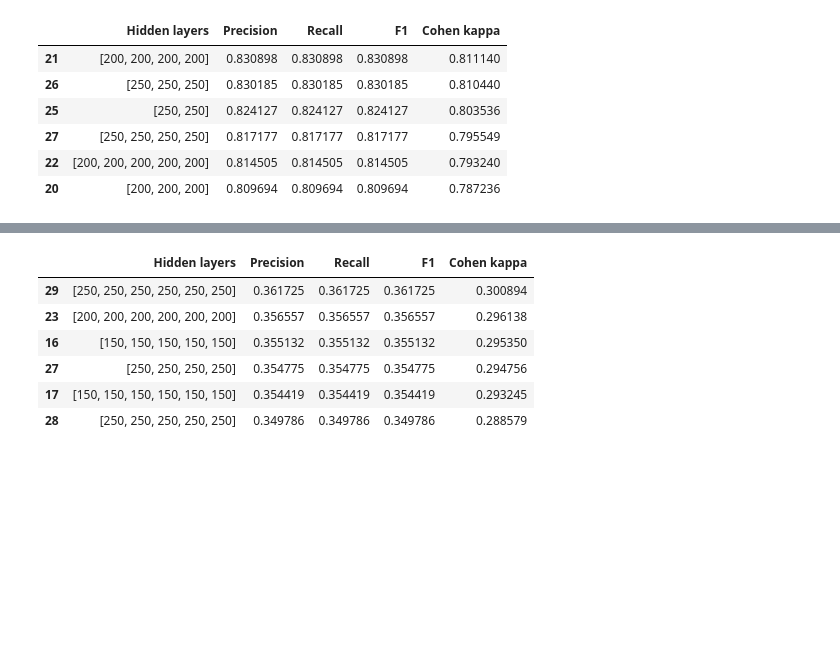
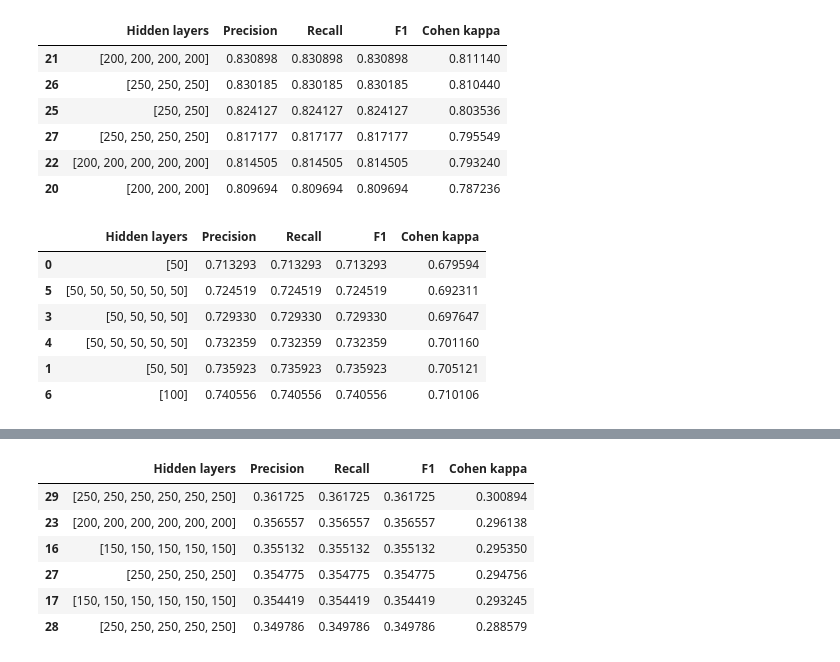
Before and after one commit to Rumoa/Optional_tensorflow, a Jupyter notebook: data_wrangling.ipynb, the cells around one changed output, grey strips where cells are left out. Saved outputs shown, nothing was run; the diff lists cells and outputs as text; code cells hidden in the pictures; blank space fills up the shorter version.

```diff
--- a/data_wrangling.ipynb
+++ b/data_wrangling.ipynb
@@ -146,6 +63,6 @@ prueba.sort_values("Recall", ascending=True).head(6)
 # %%
-prueba = ReadAndCreate("results_1_onehot_joblib")
-prueba.sort_values("Recall", ascending=False).head(6)
+results_data = ReadAndCreate("results_1_onehot_joblib")
+results_data.sort_values("Precision", ascending=False).head(6)
 # %% [output]
 |  | Hidden layers | Precision | Recall | F1 | Cohen kappa |
 | 21 | [200, 200, 200, 200] | 0.830898 | 0.830898 | 0.830898 | 0.811140 |
@@ -154,3 +71,13 @@ prueba.sort_values("Recall", ascending=False).head(6)
 | 27 | [250, 250, 250, 250] | 0.817177 | 0.817177 | 0.817177 | 0.795549 |
 | 22 | [200, 200, 200, 200, 200] | 0.814505 | 0.814505 | 0.814505 | 0.793240 |
 | 20 | [200, 200, 200] | 0.809694 | 0.809694 | 0.809694 | 0.787236 |
+# %%
+results_data.sort_values("Precision", ascending=True).head(6)
+# %% [output]
+|  | Hidden layers | Precision | Recall | F1 | Cohen kappa |
+| 0 | [50] | 0.713293 | 0.713293 | 0.713293 | 0.679594 |
+| 5 | [50, 50, 50, 50, 50, 50] | 0.724519 | 0.724519 | 0.724519 | 0.692311 |
+| 3 | [50, 50, 50, 50] | 0.729330 | 0.729330 | 0.729330 | 0.697647 |
+| 4 | [50, 50, 50, 50, 50] | 0.732359 | 0.732359 | 0.732359 | 0.701160 |
+| 1 | [50, 50] | 0.735923 | 0.735923 | 0.735923 | 0.705121 |
+| 6 | [100] | 0.740556 | 0.740556 | 0.740556 | 0.710106 |
```
Also changed, not shown: parts of 44 cells of this notebook, 3 other files.
